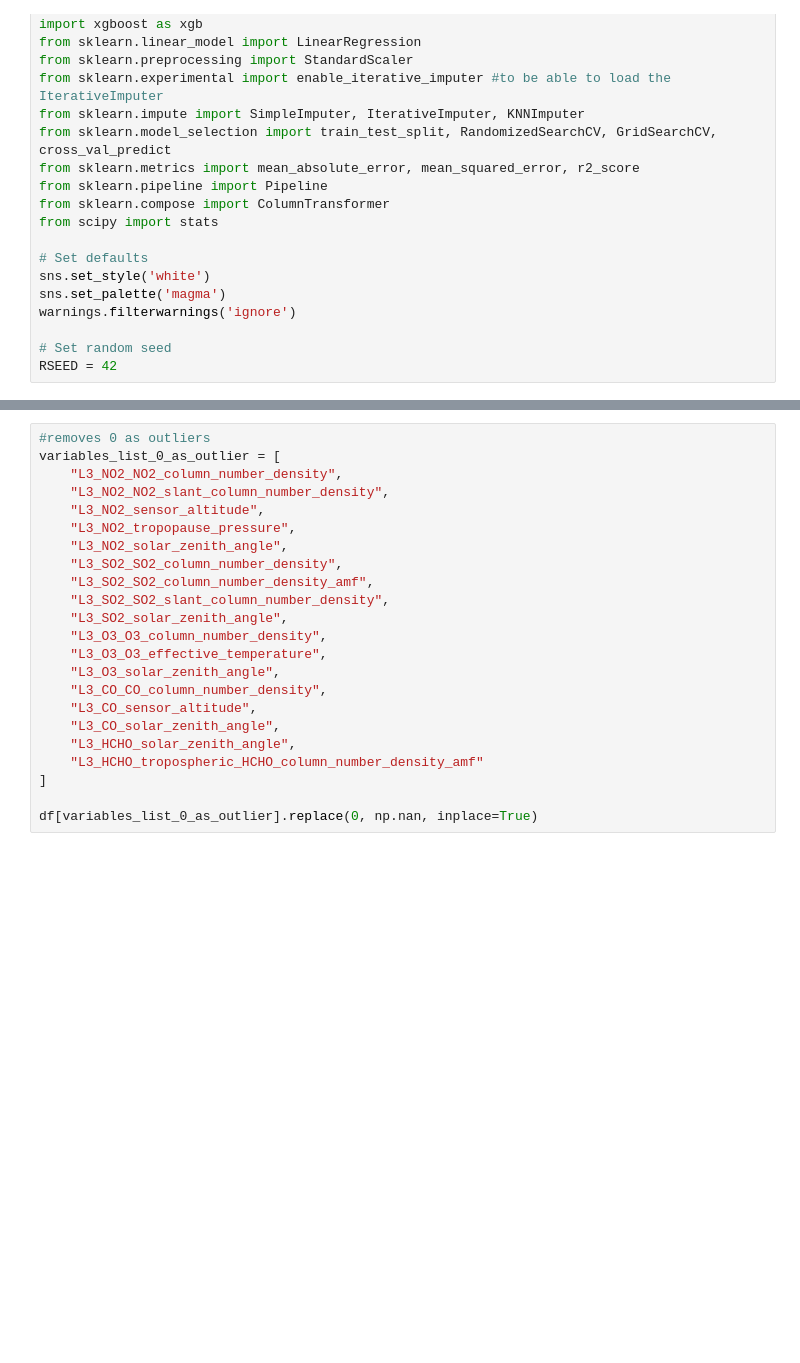
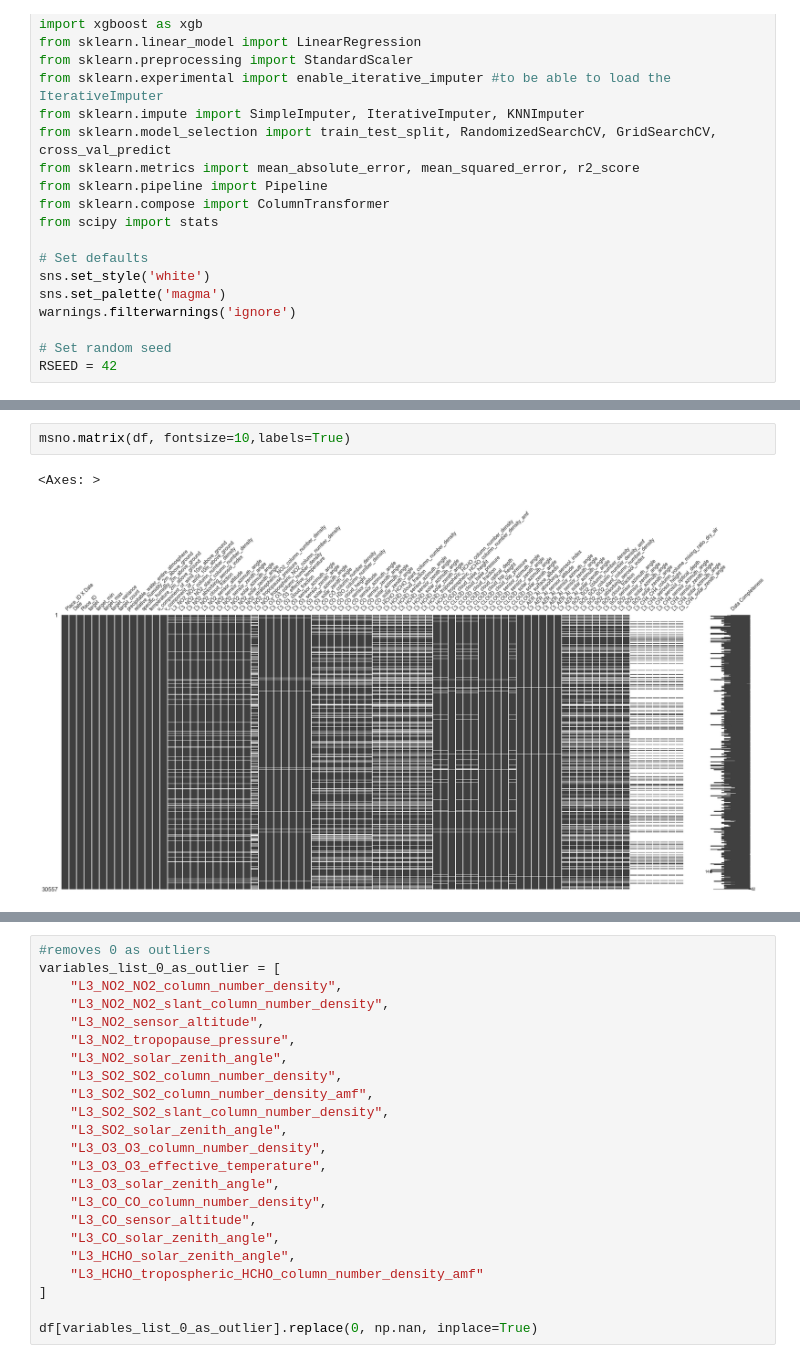
Before and after one commit to Maximilian2509/ds-AirPollution, a Jupyter notebook: air_pollution_challenge.ipynb, the cells around one changed output, grey strips where cells are left out. Cells and saved outputs as stored; diff of their text form; blank space fills up the shorter version.

```diff
--- a/air_pollution_challenge.ipynb
+++ b/air_pollution_challenge.ipynb
@@ -58,0 +72,5 @@ df = pd.read_csv('data/Train.csv')
+# %%
+msno.matrix(df, fontsize=10,labels=True)
+# %% [output]
+<Axes: >
+[figure, added]
```
Also changed, not shown: parts of 16 cells of this notebook.
